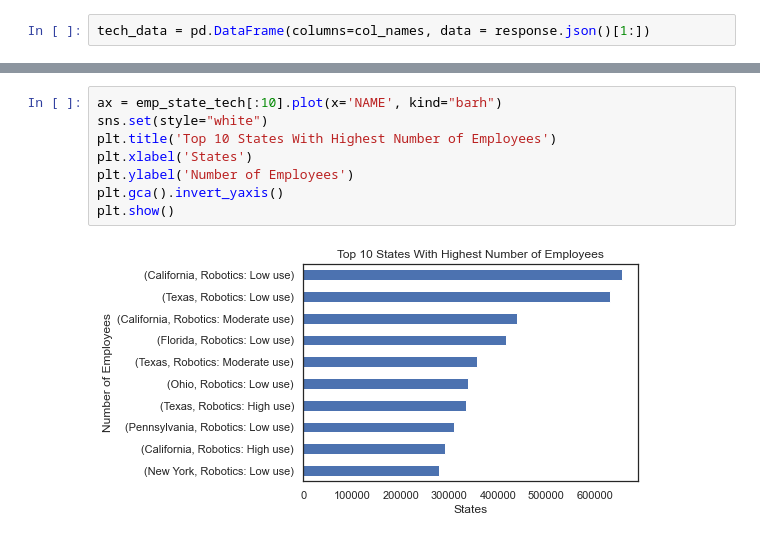
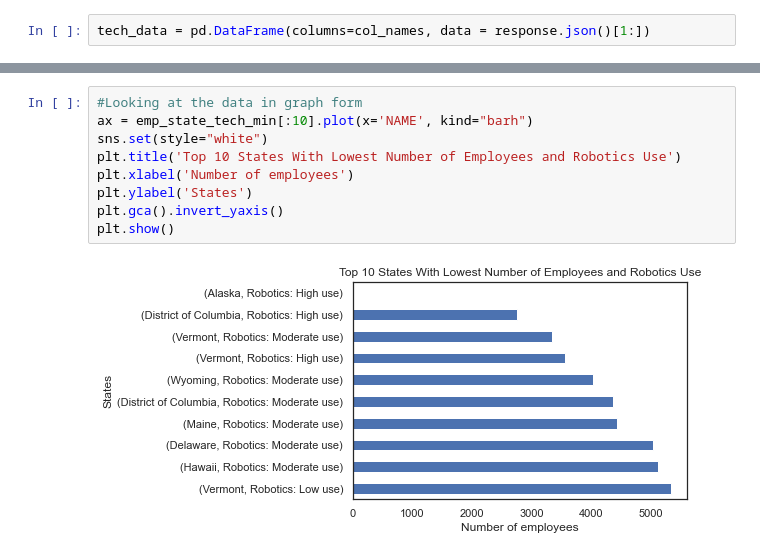
Before and after one commit to OnionYams/M8-Assess, a Jupyter notebook: mikhaela_analysis.ipynb, the cells around one changed output, grey strips where cells are left out. Saved outputs shown, nothing was run; the diff lists cells and outputs as text.

```diff
--- a/mikhaela_analysis.ipynb
+++ b/mikhaela_analysis.ipynb
@@ -163,10 +204,11 @@ Name: EMP, dtype: int32
 # %%
-ax = emp_state_tech[:10].plot(x='NAME', kind="barh")
+#Looking at the data in graph form
+ax = emp_state_tech_min[:10].plot(x='NAME', kind="barh")
 sns.set(style="white")
-plt.title('Top 10 States With Highest Number of Employees')
-plt.xlabel('States')
-plt.ylabel('Number of Employees')
+plt.title('Top 10 States With Lowest Number of Employees and Robotics Use')
+plt.xlabel('Number of employees')
+plt.ylabel('States')
 plt.gca().invert_yaxis()
 plt.show()
 # %% [output]
-[figure, old version]
+[figure, new version]
```
Also changed, not shown: parts of 22 cells of this notebook.
